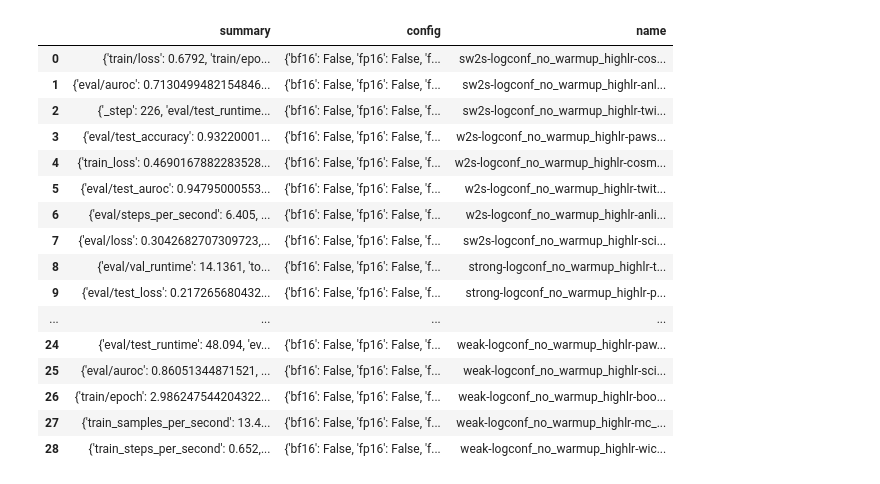
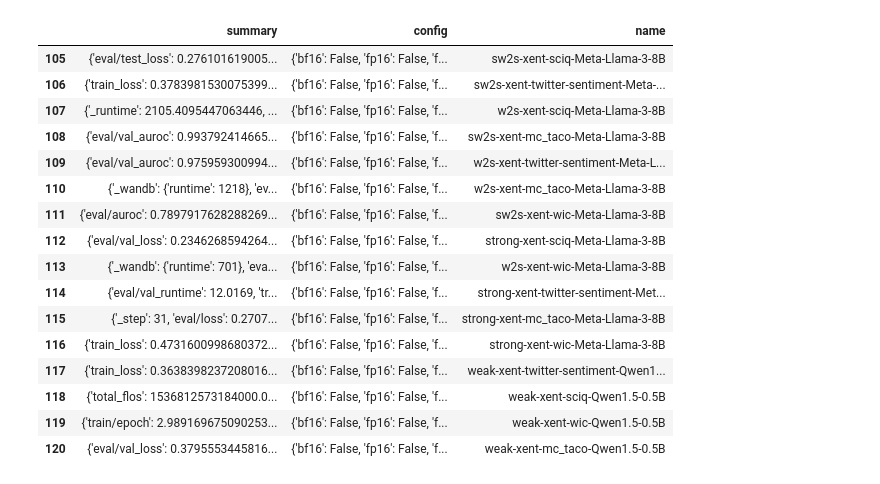
Before and after one commit to EleutherAI/w2s, a Jupyter notebook: viz.ipynb, the cells around one changed output. Cells and saved outputs as stored; diff of their text form; code cells hidden in the pictures.

```diff
--- a/viz.ipynb
+++ b/viz.ipynb
@@ -27,38 +27,38 @@ all_runs_df = pd.DataFrame({
     "name": name_list
     })
 # %%
-run_name = "no_warmup_highlr"
+run_name = "-xent-"
 datasets = [
     "boolq",
     "anli-r2",
     "cosmos_qa",
     "mc_taco",
     "sciq",
     "paws",
     "twitter-sentiment",
     "wic"
 ]
 
 runs_df = all_runs_df[all_runs_df.name.str.contains(run_name)]
 runs_df
 # %% [output]
 |  | summary | config | name |
-| 0 | {'train/loss': 0.6792, 'train/epo... | {'bf16': False, 'fp16': False, 'f... | sw2s-logconf_no_warmup_highlr-cos... |
-| 1 | {'eval/auroc': 0.7130499482154846... | {'bf16': False, 'fp16': False, 'f... | sw2s-logconf_no_warmup_highlr-anl... |
-| 2 | {'_step': 226, 'eval/test_runtime... | {'bf16': False, 'fp16': False, 'f... | sw2s-logconf_no_warmup_highlr-twi... |
-| 3 | {'eval/test_accuracy': 0.93220001... | {'bf16': False, 'fp16': False, 'f... | w2s-logconf_no_warmup_highlr-paws... |
-| 4 | {'train_loss': 0.4690167882283528... | {'bf16': False, 'fp16': False, 'f... | w2s-logconf_no_warmup_highlr-cosm... |
-| 5 | {'eval/test_auroc': 0.94795000553... | {'bf16': False, 'fp16': False, 'f... | w2s-logconf_no_warmup_highlr-twit... |
-| 6 | {'eval/steps_per_second': 6.405, ... | {'bf16': False, 'fp16': False, 'f... | w2s-logconf_no_warmup_highlr-anli... |
-| 7 | {'eval/loss': 0.3042682707309723,... | {'bf16': False, 'fp16': False, 'f... | sw2s-logconf_no_warmup_highlr-sci... |
-| 8 | {'eval/val_runtime': 14.1361, 'to... | {'bf16': False, 'fp16': False, 'f... | strong-logconf_no_warmup_highlr-t... |
-| 9 | {'eval/test_loss': 0.217265680432... | {'bf16': False, 'fp16': False, 'f... | strong-logconf_no_warmup_highlr-p... |
-| ... | ... | ... | ... |
-| 24 | {'eval/test_runtime': 48.094, 'ev... | {'bf16': False, 'fp16': False, 'f... | weak-logconf_no_warmup_highlr-paw... |
-| 25 | {'eval/auroc': 0.86051344871521, ... | {'bf16': False, 'fp16': False, 'f... | weak-logconf_no_warmup_highlr-sci... |
-| 26 | {'train/epoch': 2.986247544204322... | {'bf16': False, 'fp16': False, 'f... | weak-logconf_no_warmup_highlr-boo... |
-| 27 | {'train_samples_per_second': 13.4... | {'bf16': False, 'fp16': False, 'f... | weak-logconf_no_warmup_highlr-mc_... |
-| 28 | {'train_steps_per_second': 0.652,... | {'bf16': False, 'fp16': False, 'f... | weak-logconf_no_warmup_highlr-wic... |
+| 105 | {'eval/test_loss': 0.276101619005... | {'bf16': False, 'fp16': False, 'f... | sw2s-xent-sciq-Meta-Llama-3-8B |
+| 106 | {'train_loss': 0.3783981530075399... | {'bf16': False, 'fp16': False, 'f... | sw2s-xent-twitter-sentiment-Meta-... |
+| 107 | {'_runtime': 2105.4095447063446, ... | {'bf16': False, 'fp16': False, 'f... | w2s-xent-sciq-Meta-Llama-3-8B |
+| 108 | {'eval/val_auroc': 0.993792414665... | {'bf16': False, 'fp16': False, 'f... | sw2s-xent-mc_taco-Meta-Llama-3-8B |
+| 109 | {'eval/val_auroc': 0.975959300994... | {'bf16': False, 'fp16': False, 'f... | w2s-xent-twitter-sentiment-Meta-L... |
+| 110 | {'_wandb': {'runtime': 1218}, 'ev... | {'bf16': False, 'fp16': False, 'f... | w2s-xent-mc_taco-Meta-Llama-3-8B |
+| 111 | {'eval/auroc': 0.7897917628288269... | {'bf16': False, 'fp16': False, 'f... | sw2s-xent-wic-Meta-Llama-3-8B |
+| 112 | {'eval/val_loss': 0.2346268594264... | {'bf16': False, 'fp16': False, 'f... | strong-xent-sciq-Meta-Llama-3-8B |
+| 113 | {'_wandb': {'runtime': 701}, 'eva... | {'bf16': False, 'fp16': False, 'f... | w2s-xent-wic-Meta-Llama-3-8B |
+| 114 | {'eval/val_runtime': 12.0169, 'tr... | {'bf16': False, 'fp16': False, 'f... | strong-xent-twitter-sentiment-Met... |
+| 115 | {'_step': 31, 'eval/loss': 0.2707... | {'bf16': False, 'fp16': False, 'f... | strong-xent-mc_taco-Meta-Llama-3-8B |
+| 116 | {'train_loss': 0.4731600998680372... | {'bf16': False, 'fp16': False, 'f... | strong-xent-wic-Meta-Llama-3-8B |
+| 117 | {'train_loss': 0.3638398237208016... | {'bf16': False, 'fp16': False, 'f... | weak-xent-twitter-sentiment-Qwen1... |
+| 118 | {'total_flos': 1536812573184000.0... | {'bf16': False, 'fp16': False, 'f... | weak-xent-sciq-Qwen1.5-0.5B |
+| 119 | {'train/epoch': 2.989169675090253... | {'bf16': False, 'fp16': False, 'f... | weak-xent-wic-Qwen1.5-0.5B |
+| 120 | {'eval/val_loss': 0.3795553445816... | {'bf16': False, 'fp16': False, 'f... | weak-xent-mc_taco-Qwen1.5-0.5B |
 # %%
 import matplotlib.pyplot as plt
 import seaborn as sns
```
Also changed, not shown: parts of 3 cells of this notebook, 2 other files.
